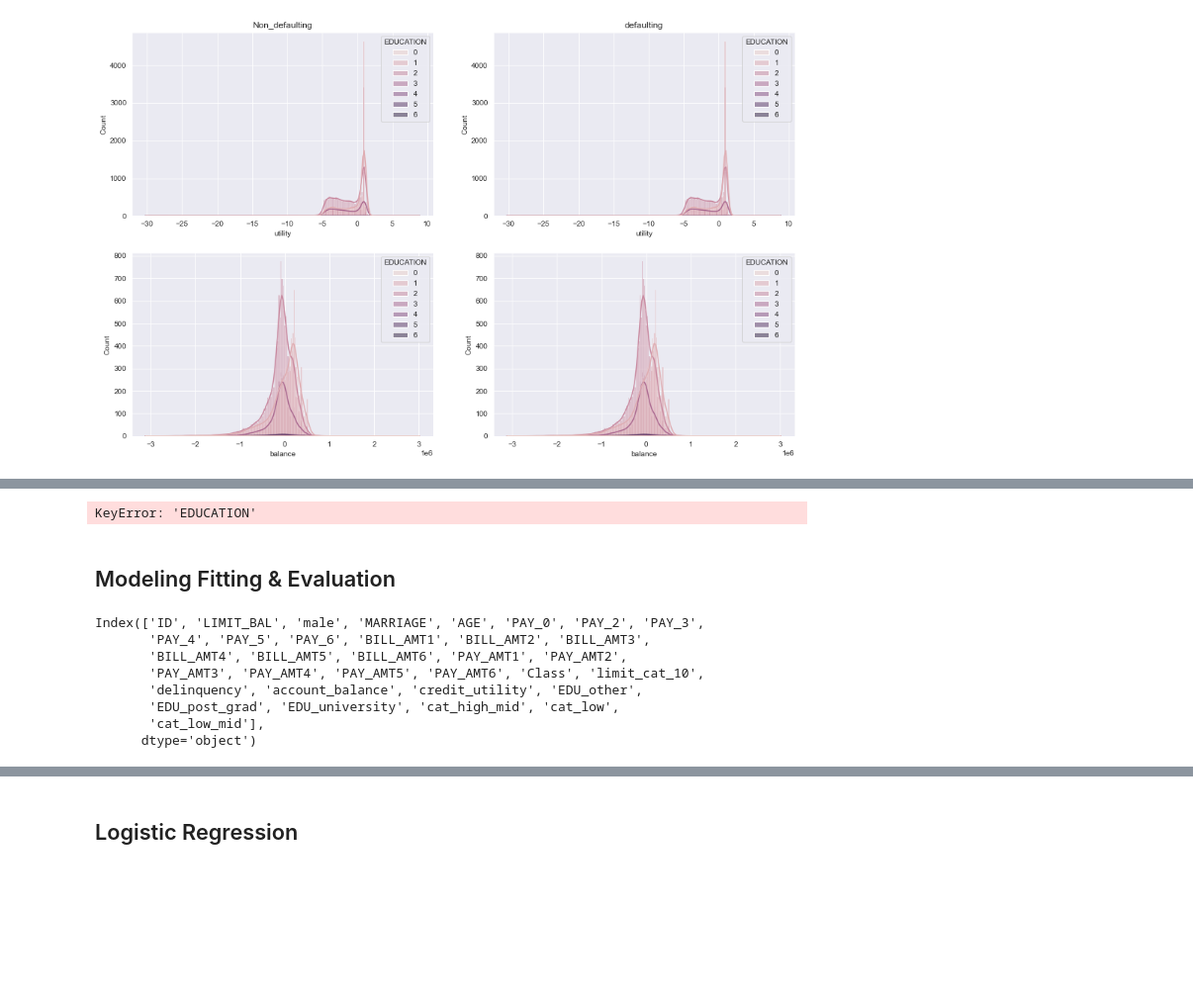
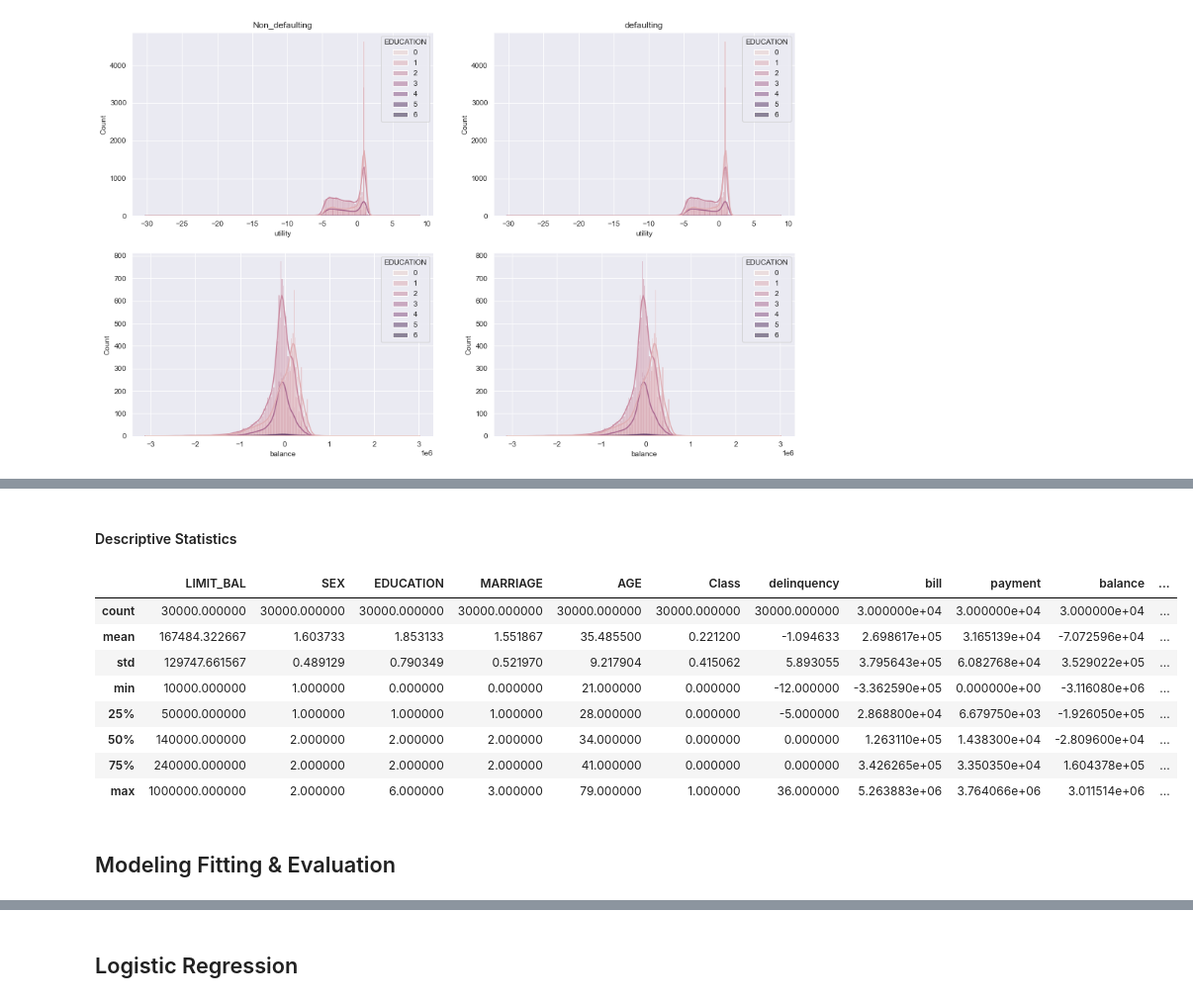
Before and after one commit to ghcn345/Credit-Card-Default-Prediction, a Jupyter notebook: CCDefaultPrediction.ipynb, the cells around one changed output, grey strips where cells are left out. Shown at 99% size. Saved outputs shown, nothing was run; the diff lists cells and outputs as text; code cells hidden in the pictures; blank space fills up the shorter version.

```diff
--- a/CCDefaultPrediction.ipynb
+++ b/CCDefaultPrediction.ipynb
@@ -126,7 +151,7 @@ MARRIAGE
 2    15964
 Name: LIMIT_BAL, dtype: int64
 # %%
-df = pd.get_dummies(df, columns=['MARRIAGE'], prefix='MAR', drop_first=True)
+marriage = pd.get_dummies(df['MARRIAGE'], prefix='MAR', drop_first=True)
 # %% [markdown]
 #### LIMIT_BAL
 Statistical test
@@ -201,4 +224,0 @@ We do the same for marriage status, dummy the columns.
-# %%
-df.groupby(['EDUCTION']).LIMIT_BAL.count().sort_values()
-# %% [output]
-KeyError: 'EDUCATION'
@@ -207,3 +225,16 @@ sns.scatterplot(data=df, x='EDUCATION', y='LIMIT_BAL', hue='Class')
-# %%
-# Categorize the education levels, compare all categories
-df = pd.get_dummies(df, columns=['EDUCATION'], prefix='EDU', drop_first=True)
+# %% [markdown]
+#### Descriptive Statistics
+# %%
+col = ['LIMIT_BAL', 'SEX', 'EDUCATION', 'MARRIAGE', 'AGE', 'Class', 'delinquency', 'bill', 'payment', 'balance', 'rate', 'utility']
+# %%
+df[col].describe()
+# %% [output]
+|  | LIMIT_BAL | SEX | EDUCATION | MARRIAGE | AGE | Class | delinquency | bill | payment | balance | ... |
+| count | 30000.000000 | 30000.000000 | 30000.000000 | 30000.000000 | 30000.000000 | 30000.000000 | 30000.000000 | 3.000000e+04 | 3.000000e+04 | 3.000000e+04 | ... |
+| mean | 167484.322667 | 1.603733 | 1.853133 | 1.551867 | 35.485500 | 0.221200 | -1.094633 | 2.698617e+05 | 3.165139e+04 | -7.072596e+04 | ... |
+| std | 129747.661567 | 0.489129 | 0.790349 | 0.521970 | 9.217904 | 0.415062 | 5.893055 | 3.795643e+05 | 6.082768e+04 | 3.529022e+05 | ... |
+| min | 10000.000000 | 1.000000 | 0.000000 | 0.000000 | 21.000000 | 0.000000 | -12.000000 | -3.362590e+05 | 0.000000e+00 | -3.116080e+06 | ... |
+| 25% | 50000.000000 | 1.000000 | 1.000000 | 1.000000 | 28.000000 | 0.000000 | -5.000000 | 2.868800e+04 | 6.679750e+03 | -1.926050e+05 | ... |
+| 50% | 140000.000000 | 2.000000 | 2.000000 | 2.000000 | 34.000000 | 0.000000 | 0.000000 | 1.263110e+05 | 1.438300e+04 | -2.809600e+04 | ... |
+| 75% | 240000.000000 | 2.000000 | 2.000000 | 2.000000 | 41.000000 | 0.000000 | 0.000000 | 3.426265e+05 | 3.350350e+04 | 1.604378e+05 | ... |
+| max | 1000000.000000 | 2.000000 | 6.000000 | 3.000000 | 79.000000 | 1.000000 | 36.000000 | 5.263883e+06 | 3.764066e+06 | 3.011514e+06 | ... |
@@ -210,13 +243,2 @@ df = pd.get_dummies(df, columns=['EDUCATION'], prefix='EDU', drop_first=True)
 # %% [markdown]
 ## Modeling Fitting & Evaluation
-# %%
-df.columns
-# %% [output]
-Index(['ID', 'LIMIT_BAL', 'male', 'MARRIAGE', 'AGE', 'PAY_0', 'PAY_2', 'PAY_3',
-       'PAY_4', 'PAY_5', 'PAY_6', 'BILL_AMT1', 'BILL_AMT2', 'BILL_AMT3',
-       'BILL_AMT4', 'BILL_AMT5', 'BILL_AMT6', 'PAY_AMT1', 'PAY_AMT2',
-       'PAY_AMT3', 'PAY_AMT4', 'PAY_AMT5', 'PAY_AMT6', 'Class', 'limit_cat_10',
-       'delinquency', 'account_balance', 'credit_utility', 'EDU_other',
-       'EDU_post_grad', 'EDU_university', 'cat_high_mid', 'cat_low',
-       'cat_low_mid'],
-      dtype='object')
```
Also changed, not shown: parts of 58 cells of this notebook, 2 other files.
